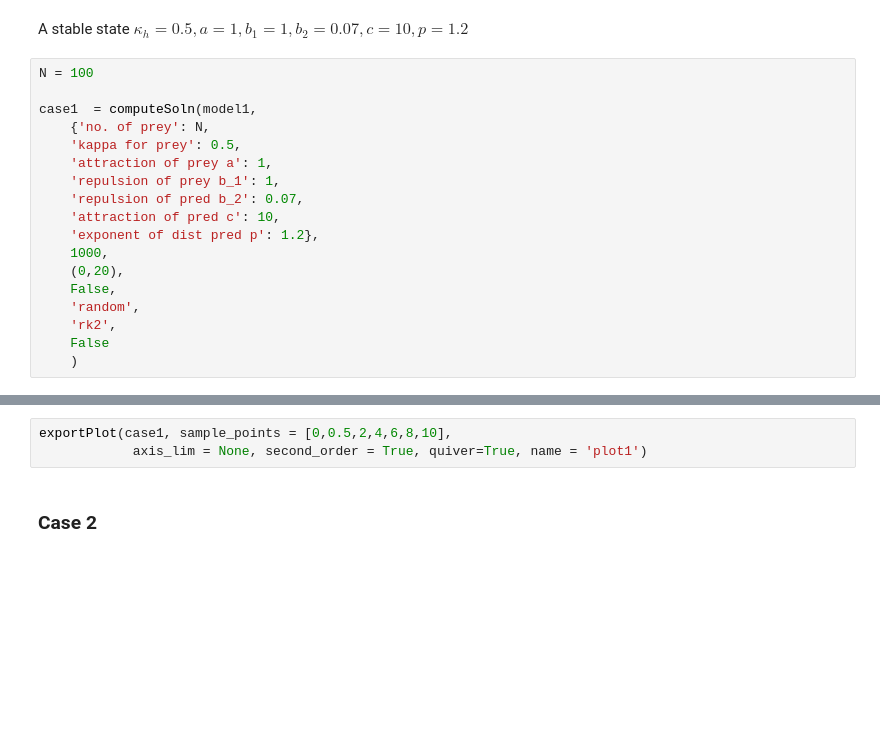
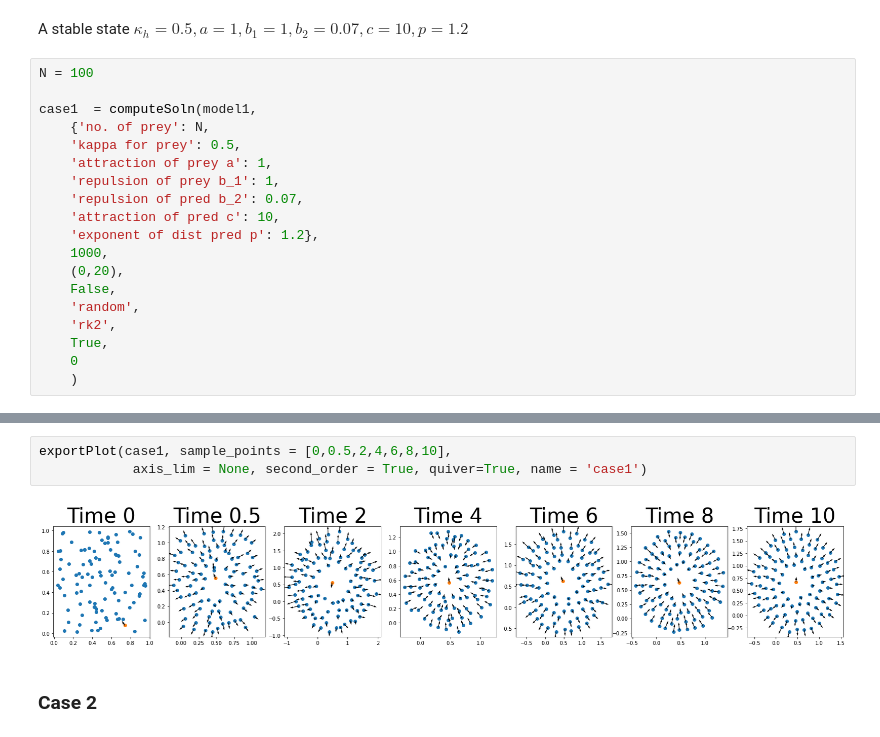
Before and after one commit to isomorphicdude/Summer2022UROP, a Jupyter notebook: improvements.ipynb, the cells around one changed output, grey strips where cells are left out. Drawn from its saved outputs; the diff is of its cells as text; blank space fills up the shorter version.

```diff
--- a/improvements.ipynb
+++ b/improvements.ipynb
@@ -63,5 +63,6 @@ case1  = computeSoln(model1,
     False,
     'random',
     'rk2',
-    False
+    True,
+    0
     )
@@ -71,6 +76,8 @@ multiPlot(case1, sample_points =[0,0.5,2,4,6,8,10],
 # %%
 exportPlot(case1, sample_points = [0,0.5,2,4,6,8,10],
-            axis_lim = None, second_order = True, quiver=True, name = 'plot1')
+            axis_lim = None, second_order = True, quiver=True, name = 'case1')
+# %% [output]
+[figure, added]
 # %% [markdown]
 ### Case 2
 # %% [markdown]
```
Also changed, not shown: parts of 25 cells of this notebook.
